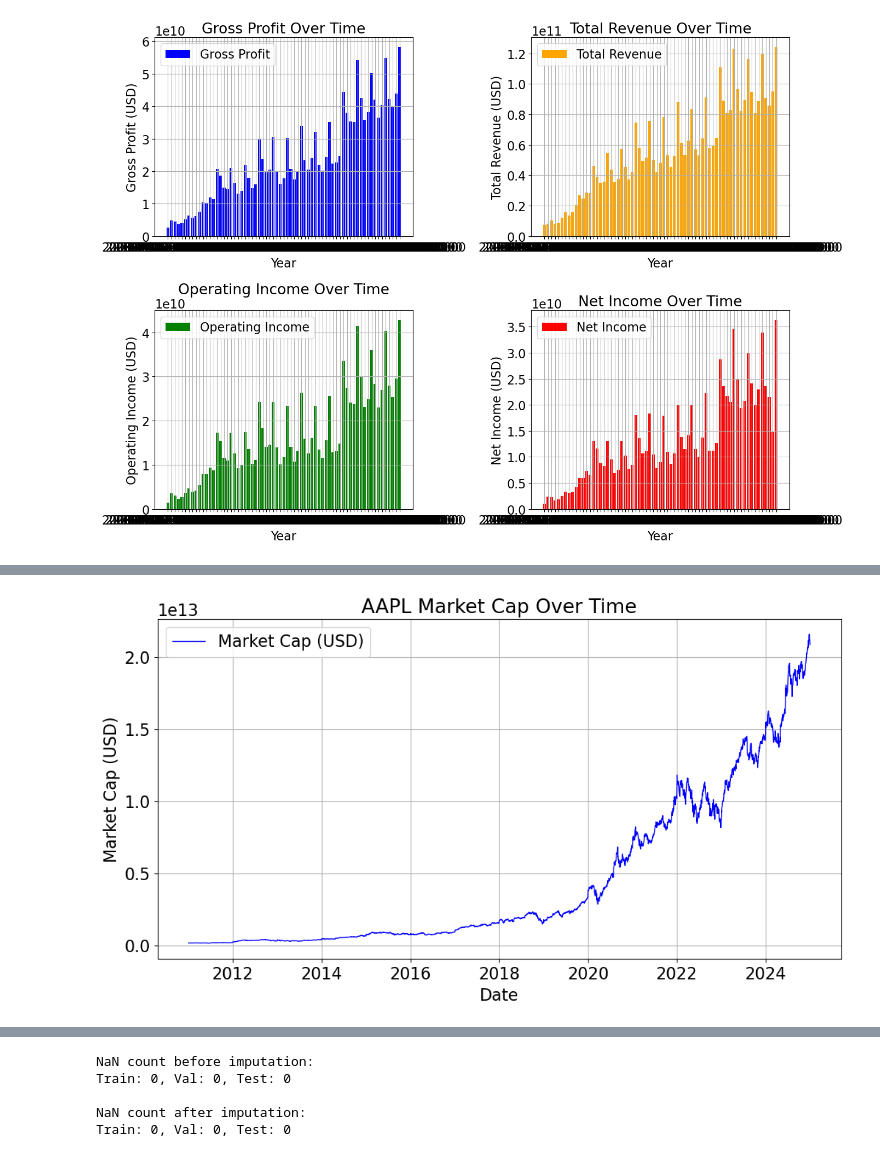
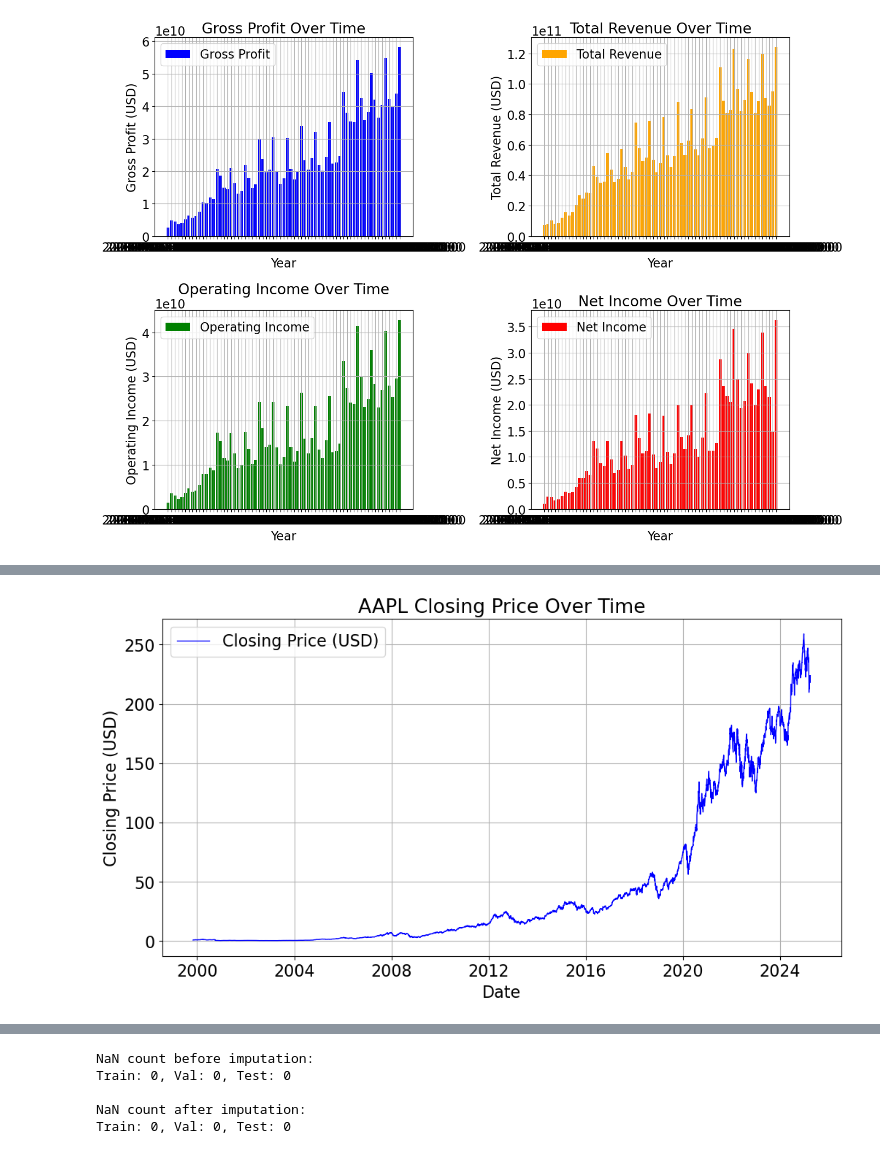
Before and after one commit to rsevilla333/SwampLocks, a Jupyter notebook: ML/ML_Model.ipynb, the cells around one changed output, grey strips where cells are left out. Drawn from its saved outputs; the diff is of its cells as text; code cells hidden in the pictures.

```diff
--- a/ML/ML_Model.ipynb
+++ b/ML/ML_Model.ipynb
@@ -307,37 +309,32 @@ sorted_grouped = grouped.sort_index()
 # %%
 # in https://swamplocksapi.azurewebsites.net/api/Financials/balancesheets/AAPL commonStockSharesOutstanding
 # closing price in https://swamplocksapi.azurewebsites.net/api/Financials/stocks/AAPL/data
 
 # Assuming dfFinancials contains the financials data with outstanding shares
 # Assuming dfAAPLclose contains the daily closing prices data
 
 # 1. Convert dates to datetime format
 dfAAPLclose['date'] = pd.to_datetime(dfAAPLclose['date'])
 
 # 2. Merge the two DataFrames based on the fiscal year and the closing date
 # Extract the fiscal year from the closing price date
 dfAAPLclose['fiscalYear'] = dfAAPLclose['date'].dt.year
 
-# Merge the two DataFrames to match the fiscal year with outstanding shares
-merged_df = pd.merge(dfAAPLclose, dfbs[['fiscalYear', 'commonStockSharesOutstanding']],
-                     on='fiscalYear', how='left')
+merged_df = dfAAPLclose
 
-# 3. Calculate the market cap: shares outstanding * closing price
-merged_df['marketCap'] = merged_df['closingPrice'] * merged_df['commonStockSharesOutstanding']
-
-# 4. Plot the market cap over time
+# 4. Plot the closing price over time
 plt.figure(figsize=(12, 6))
-plt.plot(merged_df['date'], merged_df['marketCap'], label='Market Cap (USD)', color='blue', linewidth=1)
+plt.plot(merged_df['date'], merged_df['closingPrice'], label='Closing Price (USD)', color='blue', linewidth=1)
 
 # Customize the plot
 plt.xlabel('Date')
-plt.ylabel('Market Cap (USD)')
-plt.title('AAPL Market Cap Over Time')
+plt.ylabel('Closing Price (USD)')
+plt.title('AAPL Closing Price Over Time')
 plt.legend()
 plt.grid(True)
 plt.show()
 # %% [output]
-[figure, old version]
+[figure, new version]
 # %%
 # Display a sample of the merged data
 # Select only the relevant columns
```
Also changed, not shown: parts of 38 cells of this notebook.
